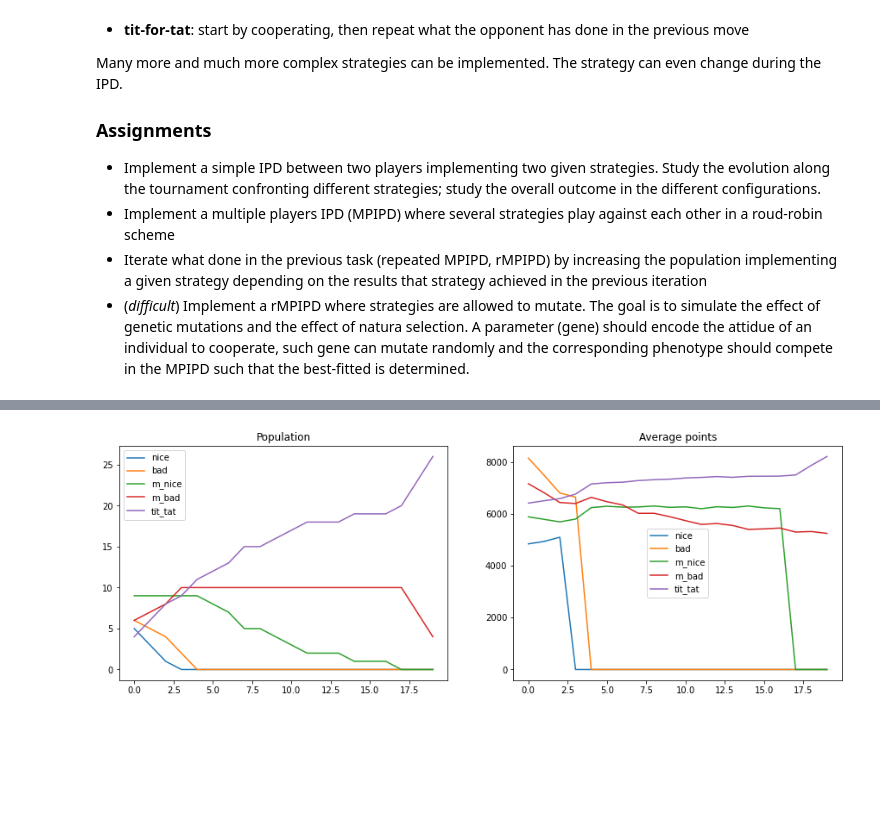
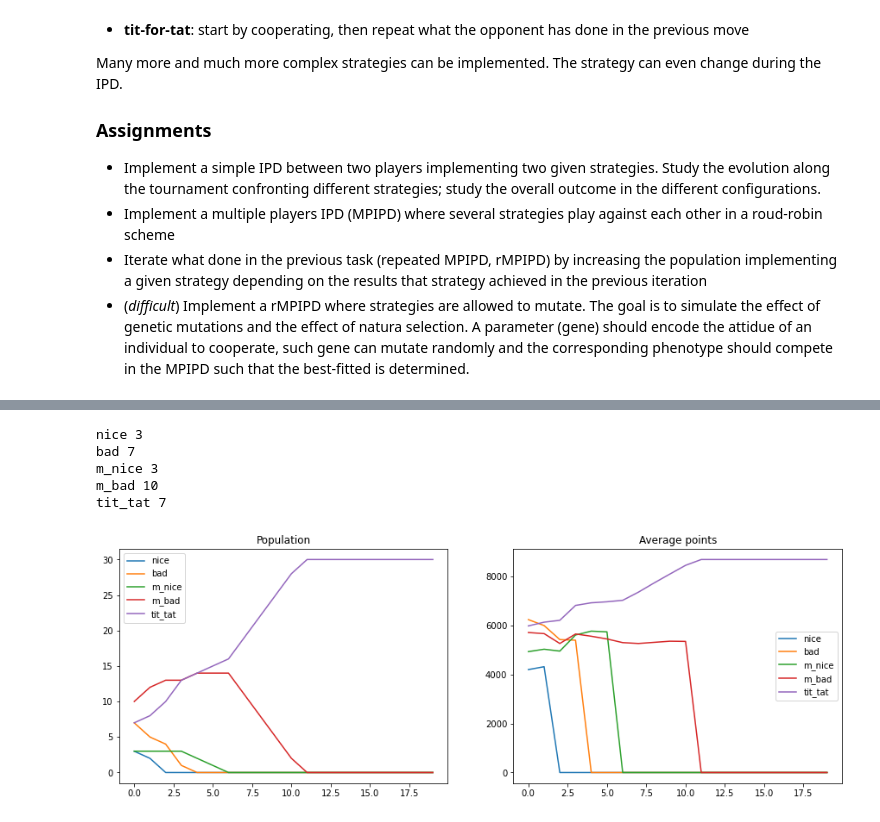
Before and after one commit to luca430/prisoner_dilemma, a Jupyter notebook: Project.ipynb, the cells around one changed output, grey strips where cells are left out. Cells and saved outputs as stored; diff of their text form; code cells hidden in the pictures; blank space fills up the shorter version.

```diff
--- a/Project.ipynb
+++ b/Project.ipynb
@@ -187,45 +196,53 @@ plt.bar(s_unique,media);
 # %%
 #Punto 3)
 
-#h = [0,1,1,1,1,1,1,4,4,4,4,4,4]
-h = npr.randint(0,len(s),size=30)
-
-def tournament(h,f,it = None):
+'''def tournament(h,f,it = None):
 
     if it == None: it = 100
 
     n_matrix = np.zeros([it,len(s)])  #matrice per salvare il numero di strat per it
     val_matrix = np.zeros([it,len(s)])  #matrice per salvare il punteggio medio di una strat per it
 
     for i in range(it):
-        strategies, average_results = round_robin(h)
+        strategies, average_results = round_robin(h,s)
         unique, numbers = np.unique(h, return_counts = True)
         numbers_1 = np.array([0 for i in range(len(s))])
         average_1 = np.array([0 for i in range(len(s))])
 
         for j in range(len(unique)):
             numbers_1[unique[j]] = int(numbers[j])
             average_1[strategies[j]] = average_results[j]
 
         n_matrix[i] = numbers_1
         val_matrix[i] = average_1
 
         h = update[f](h,strategies,average_results)
 
-    return n_matrix, val_matrix
+    return n_matrix, val_matrix'''
+
+#h = [0,1,1,1,1,1,1,4,4,4,4,4,4]
+h = npr.randint(0,len(s),size=30)
+unique, n_strategies = np.unique(h,return_counts=True)
+
+for a,b in zip(unique,n_strategies): print(s[a],b)
 
 k = 20
-n_ma, val_ma = tournament(h,'update_2',it=k)
+n_ma, val_ma = pris_dil.tournament(h,'update_2',s,it=k)
+
+fig, (ax1,ax2) = plt.subplots(nrows=1,ncols=2,figsize=(15,5))
+
+for i in range(len(s)):
+    ax1.plot(np.arange(k),n_ma.T[i],label=s[i])
+    ax1.set_title('Population')
+    ax2.plot(np.arange(k),val_ma.T[i],label=s[i])
+    ax2.set_title('Average points')
+    ax1.legend()
+    ax2.legend()
+plt.show()
+# %% [output]
+nice 3
+bad 7
+m_nice 3
+m_bad 10
+tit_tat 7
+[figure, added]
-# %%
-fig, (ax1,ax2) = plt.subplots(nrows=1,ncols=2,figsize=(15,5))
-
-for i in range(len(s)):
-    ax1.plot(np.arange(k),n_ma.T[i],label=s[i])
-    ax1.set_title('Population')
-    ax2.plot(np.arange(k),val_ma.T[i],label=s[i])
-    ax2.set_title('Average points')
-    ax1.legend()
-    ax2.legend()
-plt.show()
-# %% [output]
-[figure, removed]
```
Also changed, not shown: parts of 6 cells of this notebook, 2 other files.
